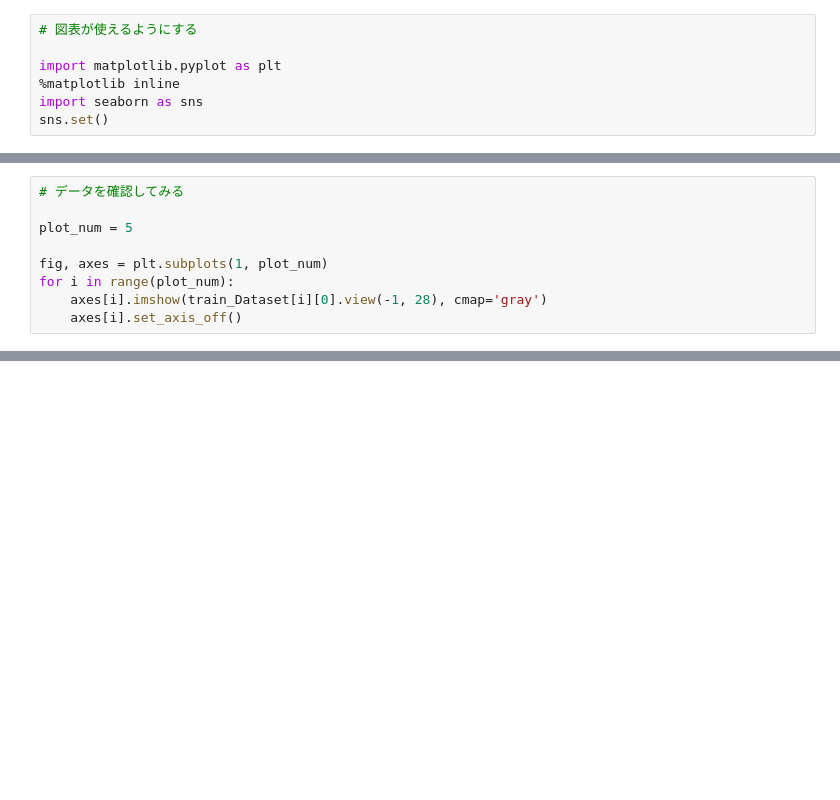
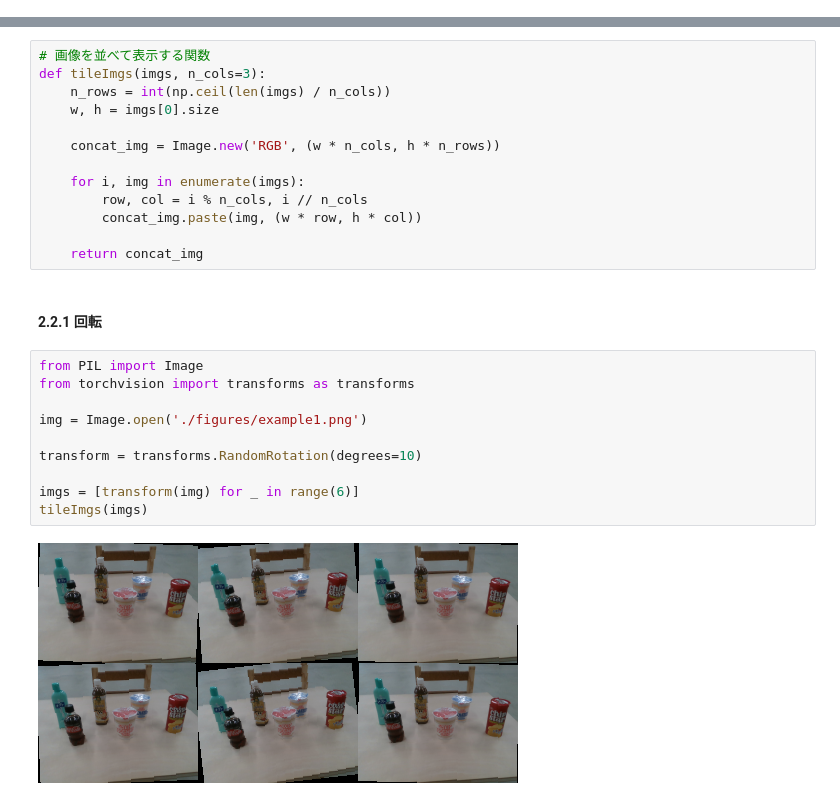
Before and after one commit to ishikawa-ken/dlc, a Jupyter notebook: week3/week3-2.ipynb, the cells around one changed output, grey strips where cells are left out. Cells and saved outputs as stored; diff of their text form; blank space fills up the shorter version.

```diff
--- a/week3/week3-2.ipynb
+++ b/week3/week3-2.ipynb
@@ -12,7 +0,0 @@
-# %%
-# 図表が使えるようにする
-
-import matplotlib.pyplot as plt
-%matplotlib inline
-import seaborn as sns
-sns.set()
@@ -43,9 +0,0 @@ print('test_dataset size: ', len(test_dataset))
-# %%
-# データを確認してみる
-
-plot_num = 5
-
-fig, axes = plt.subplots(1, plot_num)
-for i in range(plot_num):
-    axes[i].imshow(train_Dataset[i][0].view(-1, 28), cmap='gray')
-    axes[i].set_axis_off()
@@ -389,0 +38,27 @@ plt.grid()
+# %%
+# 画像を並べて表示する関数
+def tileImgs(imgs, n_cols=3):
+    n_rows = int(np.ceil(len(imgs) / n_cols))
+    w, h = imgs[0].size
+
+    concat_img = Image.new('RGB', (w * n_cols, h * n_rows))
+
+    for i, img in enumerate(imgs):
+        row, col = i % n_cols, i // n_cols
+        concat_img.paste(img, (w * row, h * col))
+
+    return concat_img
+# %% [markdown]
+#### 2.2.1 回転
+# %%
+from PIL import Image
+from torchvision import transforms as transforms
+
+img = Image.open('./figures/example1.png')
+
+transform = transforms.RandomRotation(degrees=10)
+
+imgs = [transform(img) for _ in range(6)]
+tileImgs(imgs)
+# %% [output]
+[figure, added]
```
Also changed, not shown: parts of 49 cells of this notebook.
